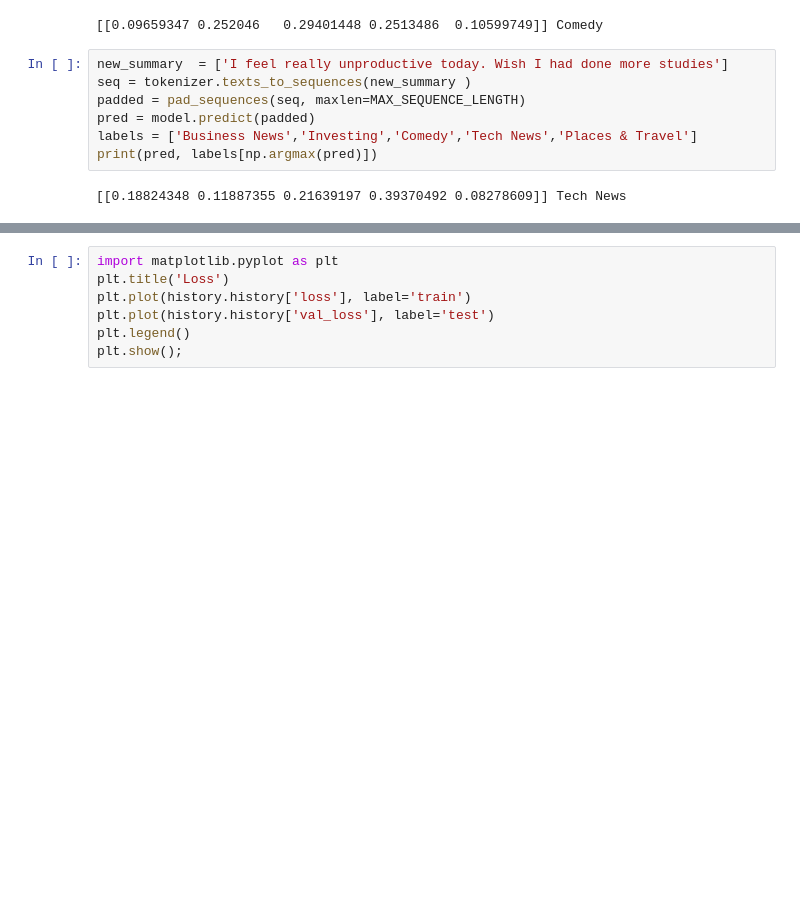
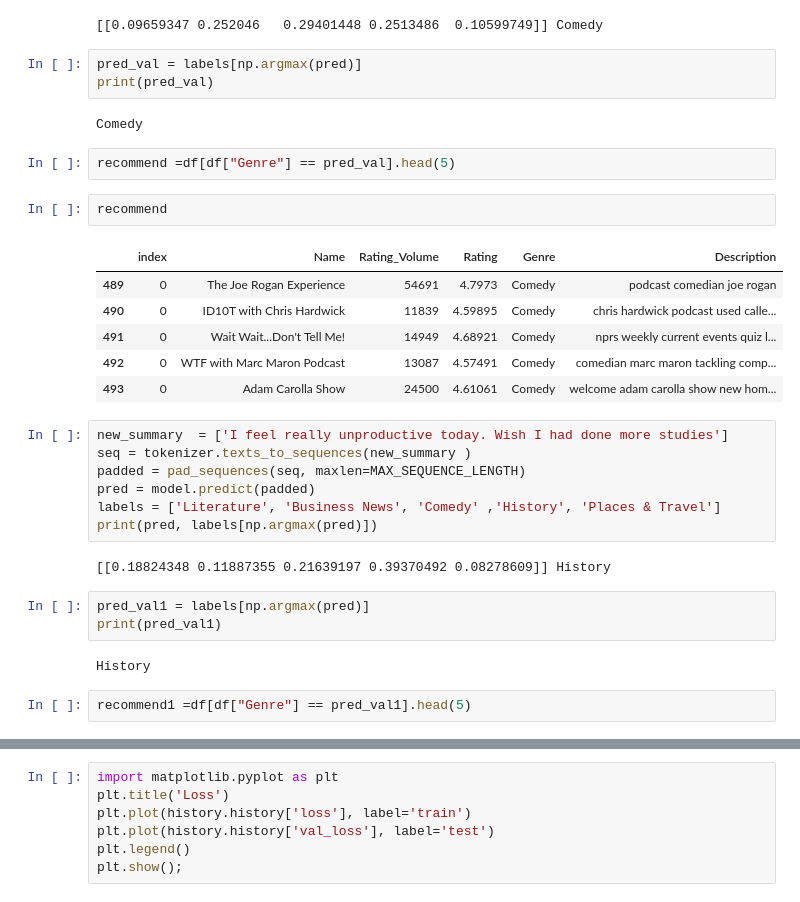
Before and after one commit to sijan67/OMOU, a Jupyter notebook: Models/podcastRecommendation.ipynb, the cells around one changed output, grey strips where cells are left out. Saved outputs shown, nothing was run; the diff lists cells and outputs as text; blank space fills up the shorter version.

Commit message:
recommend 5 podcast per input from user

```diff
--- a/Models/podcastRecommendation.ipynb
+++ b/Models/podcastRecommendation.ipynb
@@ -337,12 +337,35 @@ labels = ['Literature', 'Business News', 'Comedy' ,'History', 'Places & Travel']
 print(pred, labels[np.argmax(pred)])
 # %% [output]
 [[0.09659347 0.252046   0.29401448 0.2513486  0.10599749]] Comedy
+# %%
+pred_val = labels[np.argmax(pred)]
+print(pred_val)
+# %% [output]
+Comedy
+# %%
+recommend =df[df["Genre"] == pred_val].head(5)
+# %%
+recommend
+# %% [output]
+|  | index | Name | Rating_Volume | Rating | Genre | Description |
+| 489 | 0 | The Joe Rogan Experience | 54691 | 4.7973 | Comedy | podcast comedian joe rogan |
+| 490 | 0 | ID10T with Chris Hardwick | 11839 | 4.59895 | Comedy | chris hardwick podcast used calle... |
+| 491 | 0 | Wait Wait...Don't Tell Me! | 14949 | 4.68921 | Comedy | nprs weekly current events quiz l... |
+| 492 | 0 | WTF with Marc Maron Podcast | 13087 | 4.57491 | Comedy | comedian marc maron tackling comp... |
+| 493 | 0 | Adam Carolla Show | 24500 | 4.61061 | Comedy | welcome adam carolla show new hom... |
 # %%
 new_summary  = ['I feel really unproductive today. Wish I had done more studies']
 seq = tokenizer.texts_to_sequences(new_summary )
 padded = pad_sequences(seq, maxlen=MAX_SEQUENCE_LENGTH)
 pred = model.predict(padded)
-labels = ['Business News','Investing','Comedy','Tech News','Places & Travel']
+labels = ['Literature', 'Business News', 'Comedy' ,'History', 'Places & Travel']
 print(pred, labels[np.argmax(pred)])
 # %% [output]
-[[0.18824348 0.11887355 0.21639197 0.39370492 0.08278609]] Tech News
+[[0.18824348 0.11887355 0.21639197 0.39370492 0.08278609]] History
+# %%
+pred_val1 = labels[np.argmax(pred)]
+print(pred_val1)
+# %% [output]
+History
+# %%
+recommend1 =df[df["Genre"] == pred_val1].head(5)
```
Also changed, not shown: parts of 1 cell of this notebook.
